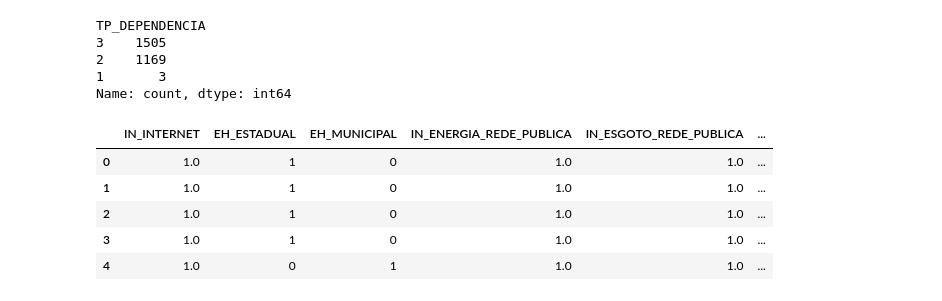
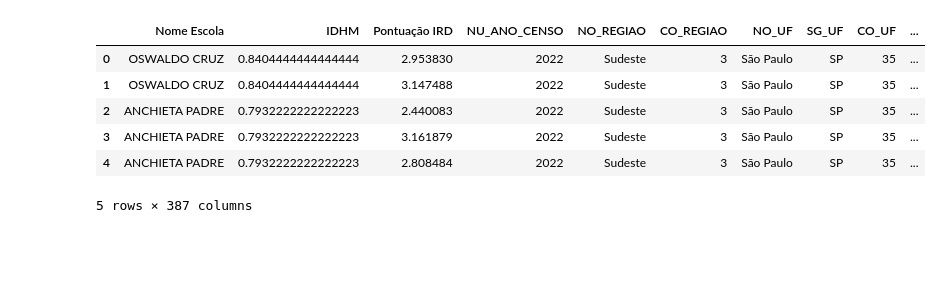
Before and after one commit to alanmath/analise-professores-rotatividade, a Jupyter notebook: regressao_linear.ipynb, the cells around one changed output. Drawn from its saved outputs; the diff is of its cells as text; code cells hidden in the pictures; blank space fills up the shorter version.

```diff
--- a/regressao_linear.ipynb
+++ b/regressao_linear.ipynb
@@ -38,23 +35,0 @@ Requirement already satisfied: six in c:\users\alan matheus\desktop\pesquisas\en
-# %%
-print(df_rotatividade['TP_DEPENDENCIA'].value_counts())
-df_rotatividade['EH_ESTADUAL'] = df_rotatividade['TP_DEPENDENCIA'].apply(lambda x: 1 if x == 2 else 0)
-df_rotatividade['EH_MUNICIPAL'] = df_rotatividade['TP_DEPENDENCIA'].apply(lambda x: 1 if x == 3 else 0)
-df_rotatividade['EH_RURAL'] = df_rotatividade['TP_LOCALIZACAO'].apply(lambda x: 1 if x == 2 else 0)
-df_rotatividade['EH_URBANA'] = df_rotatividade['TP_LOCALIZACAO'].apply(lambda x: 1 if x == 1 else 0)
-
-df_rotatividade = df_rotatividade.reset_index(drop=True).dropna()
-X = df_rotatividade[["IN_INTERNET", "EH_ESTADUAL","EH_MUNICIPAL", "IN_ENERGIA_REDE_PUBLICA", "IN_ESGOTO_REDE_PUBLICA", "IN_LIXO_SERVICO_COLETA"]]
-y = df_rotatividade["Pontuação IRD"]
-X.head()
-# %% [output]
-TP_DEPENDENCIA
-3    1505
-2    1169
-1       3
-Name: count, dtype: int64
-|  | IN_INTERNET | EH_ESTADUAL | EH_MUNICIPAL | IN_ENERGIA_REDE_PUBLICA | IN_ESGOTO_REDE_PUBLICA | ... |
-| 0 | 1.0 | 1 | 0 | 1.0 | 1.0 | ... |
-| 1 | 1.0 | 1 | 0 | 1.0 | 1.0 | ... |
-| 2 | 1.0 | 1 | 0 | 1.0 | 1.0 | ... |
-| 3 | 1.0 | 1 | 0 | 1.0 | 1.0 | ... |
-| 4 | 1.0 | 0 | 1 | 1.0 | 1.0 | ... |
@@ -60,0 +38,11 @@ Name: count, dtype: int64
+# %%
+df_rotatividade = pd.read_csv('dados_finais.csv')
+df_rotatividade.head()
+# %% [output]
+|  | Nome Escola | IDHM | Pontuação IRD | NU_ANO_CENSO | NO_REGIAO | CO_REGIAO | NO_UF | SG_UF | CO_UF | ... |
+| 0 | OSWALDO CRUZ | 0.8404444444444444 | 2.953830 | 2022 | Sudeste | 3 | São Paulo | SP | 35 | ... |
+| 1 | OSWALDO CRUZ | 0.8404444444444444 | 3.147488 | 2022 | Sudeste | 3 | São Paulo | SP | 35 | ... |
+| 2 | ANCHIETA PADRE | 0.7932222222222223 | 2.440083 | 2022 | Sudeste | 3 | São Paulo | SP | 35 | ... |
+| 3 | ANCHIETA PADRE | 0.7932222222222223 | 3.161879 | 2022 | Sudeste | 3 | São Paulo | SP | 35 | ... |
+| 4 | ANCHIETA PADRE | 0.7932222222222223 | 2.808484 | 2022 | Sudeste | 3 | São Paulo | SP | 35 | ... |
+5 rows × 387 columns
```
Also changed, not shown: parts of 10 cells of this notebook, 13 other files.
